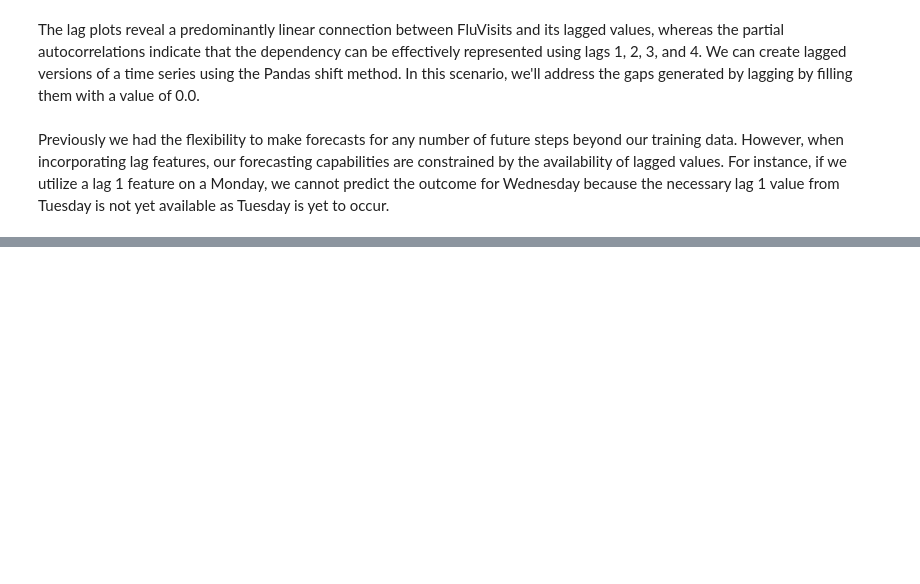
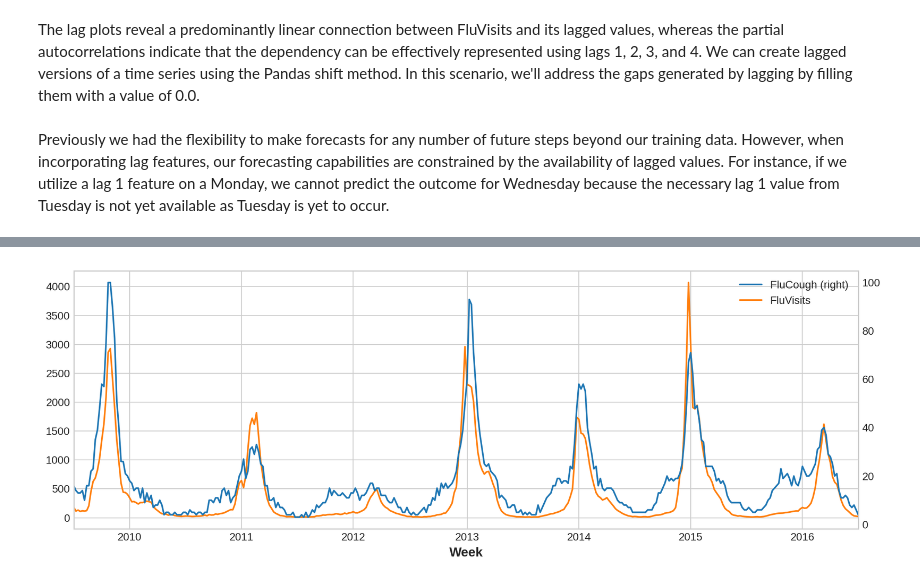
Before and after one commit to gani88/ForecastingTimeSeries, a Jupyter notebook: Forecasting_4_Lag_Embedding.ipynb, the cells around one changed output, grey strips where cells are left out. Saved outputs shown, nothing was run; the diff lists cells and outputs as text; code cells hidden in the pictures; blank space fills up the shorter version.

```diff
--- a/Forecasting_4_Lag_Embedding.ipynb
+++ b/Forecasting_4_Lag_Embedding.ipynb
@@ -341,0 +404,7 @@ X = X.fillna(0.0)
+# %%
+ax = flu_trends.plot(
+    y = ["FluCough", "FluVisits"],
+    secondary_y = "FluCough"
+)
+# %% [output]
+[figure, added]
```
Also changed, not shown: parts of 9 cells of this notebook.
